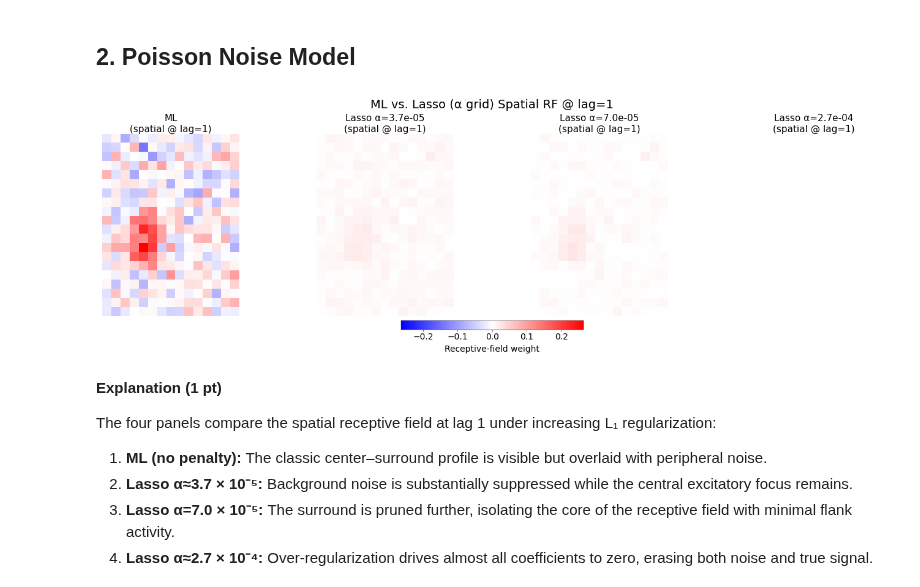
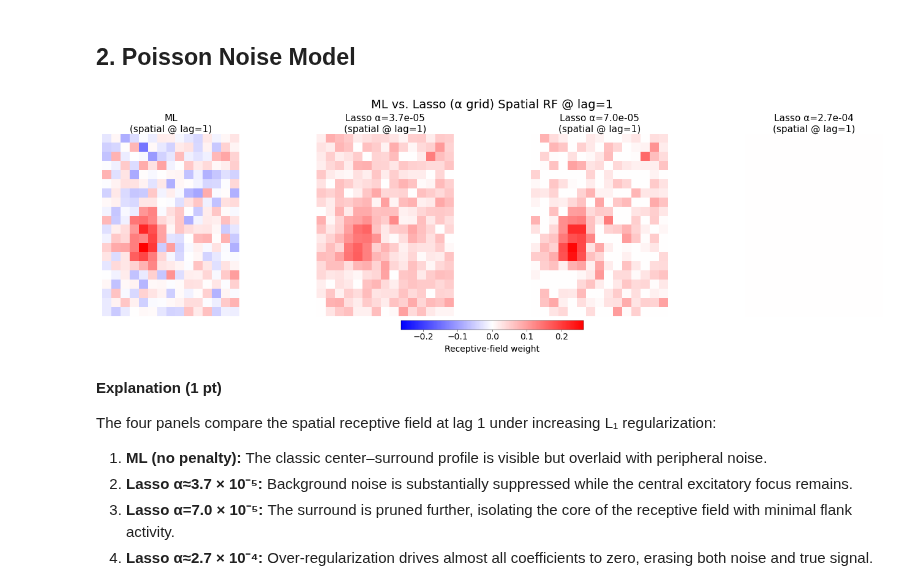
Before and after one commit to aeldably/Neural_Data_Science_Summer_2025, a Jupyter notebook: notebooks/CodingLab5.ipynb, the cells around one changed output. Drawn from its saved outputs; the diff is of its cells as text; code cells hidden in the pictures.

Commit message:
normalized the sallo.

```diff
--- a/notebooks/CodingLab5.ipynb
+++ b/notebooks/CodingLab5.ipynb
@@ -538,7 +542,7 @@ for i, lag in enumerate(delta):
 
     # normalize and store
     w_est = res.x
-    w_est /= np.linalg.norm(w_est)
+    # w_est /= np.linalg.norm(w_est)
     w_hat[:, i] = w_est
 
 # Check shape
@@ -905,11 +913,20 @@ idx_mod = len(alphas) // 3
 idx_best = np.argmin(np.abs(alphas - best_alpha))
 idx_strong = 2 * len(alphas) // 3
 
+
+denominator = np.linalg.norm(w_hat_lasso_for_alpha, axis=0, keepdims=True)
+
+# Replace 0 in denominator with 1.0 to avoid 0/0 -> NaN; 0/1 -> 0.
+safe_denominator = np.where(denominator == 0, 1.0, denominator)
+normalized_w_hat_lasso = w_hat_lasso_for_alpha / safe_denominator
+
+w_hat_normalized = w_hat / np.linalg.norm(w_hat, axis=0, keepdims=True)
+
 methods = [
-    ("ML", w_hat),
-    (f"Lasso α={alphas[idx_mod]:.1e}", w_hat_lasso_for_alpha[:, :, idx_mod]),
-    (f"Lasso α={best_alpha:.1e}", w_hat_lasso_for_alpha[:, :, idx_best]),
-    (f"Lasso α={alphas[idx_strong]:.1e}", w_hat_lasso_for_alpha[:, :, idx_strong]),
+    ("ML", w_hat_normalized),
+    (f"Lasso α={alphas[idx_mod]:.1e}", normalized_w_hat_lasso[:, :, idx_mod]),
+    (f"Lasso α={best_alpha:.1e}", normalized_w_hat_lasso[:, :, idx_best]),
+    (f"Lasso α={alphas[idx_strong]:.1e}", normalized_w_hat_lasso[:, :, idx_strong]),
 ]
 
 # choose which lag to display (e.g. lag=1)
@@ -918,34 +935,34 @@ lag_to_plot = 1
 # compute a shared, zero-centered colormap
 vlim = max(np.abs(W[:, lag_to_plot]).max() for _, W in methods)
 norm = TwoSlopeNorm(vmin=-vlim, vcenter=0.0, vmax=+vlim)
 
 # make 1×4 figure
 fig, axes = plt.subplots(1, 4, figsize=(14, 4), constrained_layout=True)
 
 for col, (label, W) in enumerate(methods):
     ax = axes[col]
     im = ax.imshow(
         W[:, lag_to_plot].reshape(D1, D2),
         cmap="bwr",
         norm=norm,
         interpolation="nearest",
     )
     ax.set_title(label + f"\n(spatial @ lag={delta[lag_to_plot]})", fontsize=11)
     ax.axis("off")
 
 # add a single horizontal colorbar
 cbar = fig.colorbar(
     im,
     ax=axes.tolist(),
     orientation="horizontal",
     fraction=0.05,
     pad=0.02,
     label="Receptive-field weight",
 )
 
 fig.suptitle("ML vs. Lasso (α grid) Spatial RF @ lag=1", fontsize=14, y=1.05);
 # %% [output]
-[figure, old version]
+[figure, new version]
 # %% [markdown]
 **Explanation (1 pt)**
 
```
Also changed, not shown: parts of 6 cells of this notebook, 1 other file.
